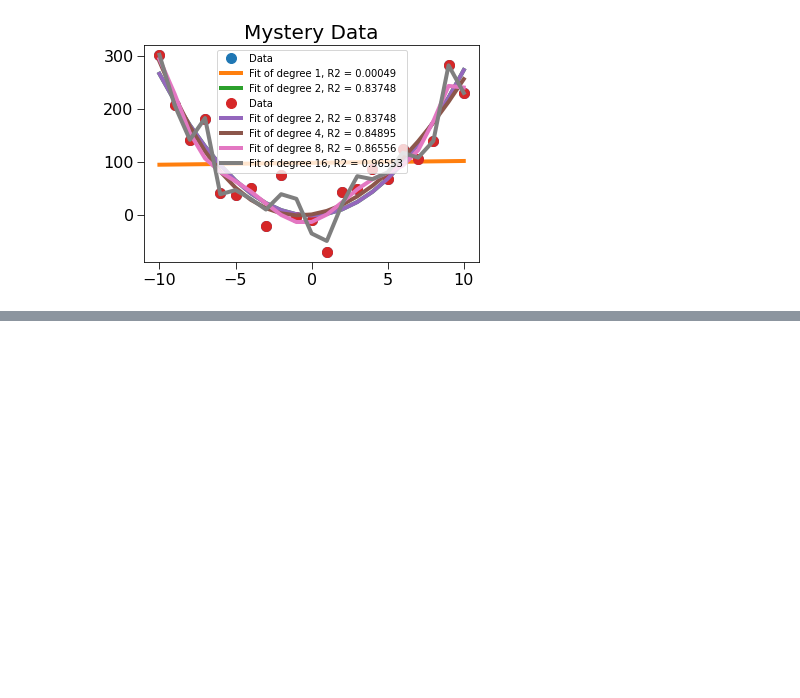
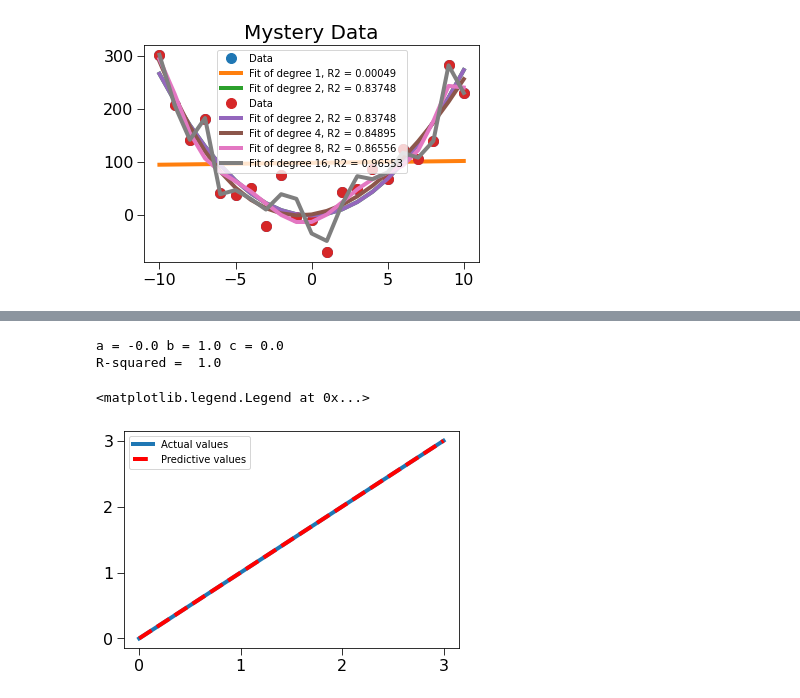
Before and after one commit to Meta-Sean/6.0001, a Jupyter notebook: 6_0002.ipynb, the cells around one changed output, grey strips where cells are left out. Cells and saved outputs as stored; diff of their text form; code cells hidden in the pictures; blank space fills up the shorter version.

```diff
--- a/6_0002.ipynb
+++ b/6_0002.ipynb
@@ -1294,0 +1340,16 @@ def genNoisyParabolicData(a, b, c, xVals, fName):
+# %%
+xVals = (0,1,2,3)
+yVals = xVals
+pylab.plot(xVals, yVals, label = 'Actual values')
+a,b,c = pylab.polyfit(xVals, yVals, 2)
+print('a =', round(a, 4), 'b =', round(b, 4),
+     'c =', round(c, 4))
+estYVals = pylab.polyval((a,b,c), xVals)
+pylab.plot(xVals, estYVals, 'r--', label = 'Predictive values')
+print('R-squared = ', rSquared(yVals, estYVals))
+pylab.legend(loc = 'best')
+# %% [output]
+a = -0.0 b = 1.0 c = 0.0
+R-squared =  1.0
+<matplotlib.legend.Legend at 0x...>
+[figure, added]
```
Also changed, not shown: parts of 18 cells of this notebook.
